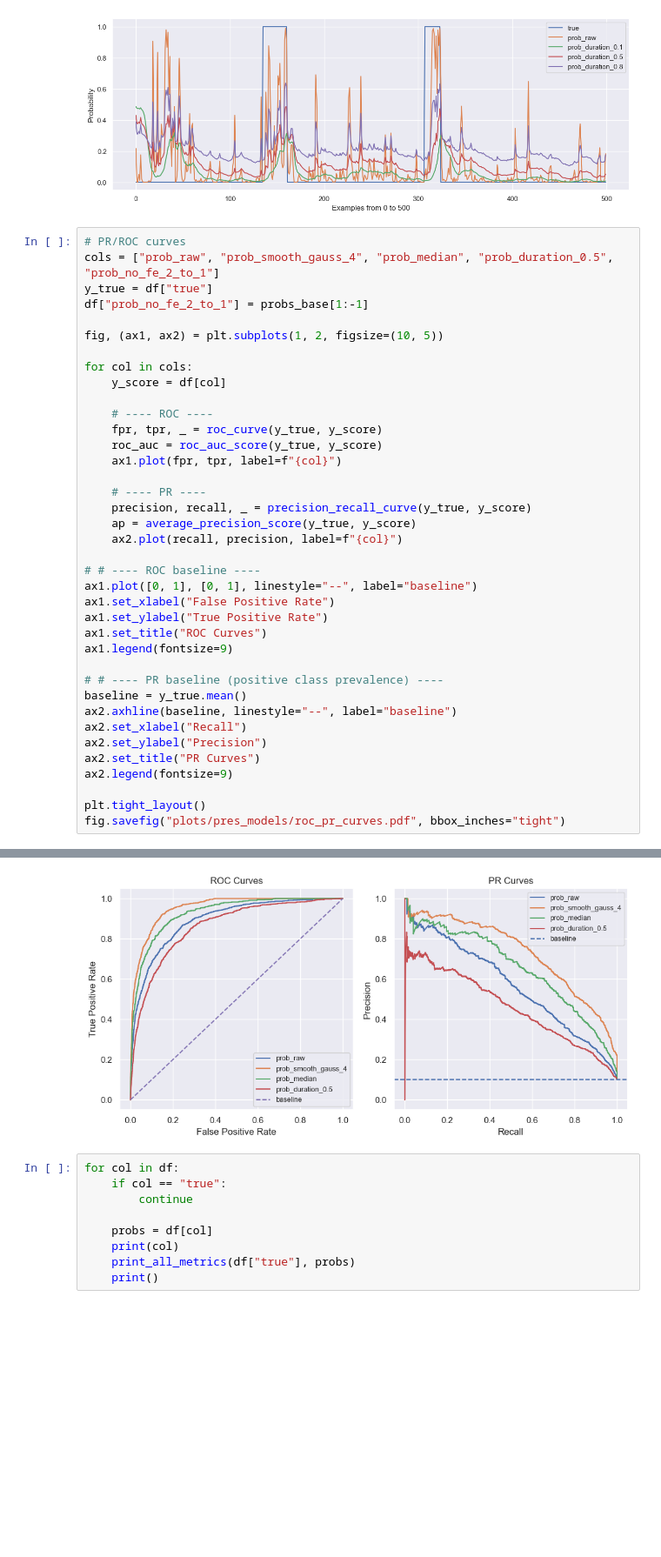
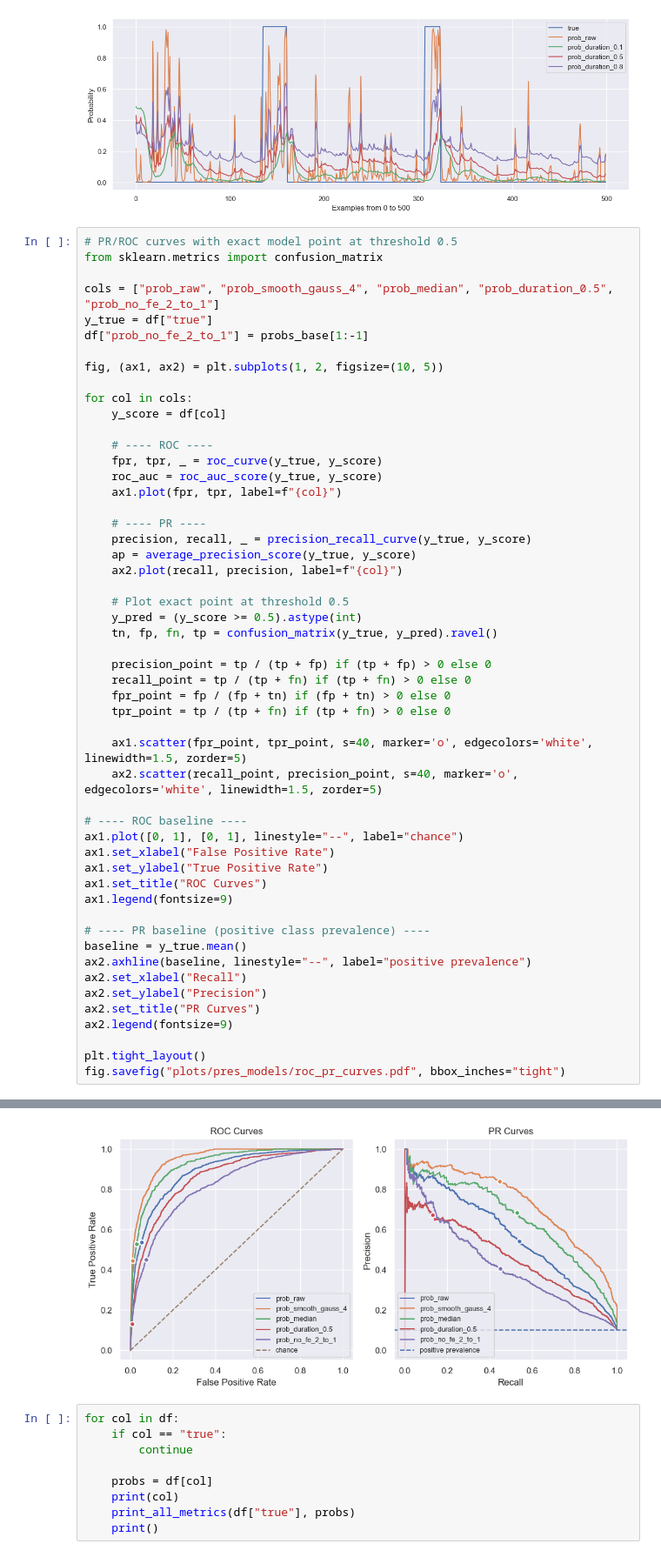
Before and after one commit to BshKatrin/RITAL-NLP-project, a Jupyter notebook: notebooks/pres_cls.ipynb, the cells around one changed output, grey strips where cells are left out. Shown at 87% size. Saved outputs shown, nothing was run; the diff lists cells and outputs as text; blank space fills up the shorter version.

```diff
--- a/notebooks/pres_cls.ipynb
+++ b/notebooks/pres_cls.ipynb
@@ -229,7 +229,9 @@ plt.ylabel("Probability")
 Text(0, 0.5, 'Probability')
 [figure]
 # %%
-# PR/ROC curves
+# PR/ROC curves with exact model point at threshold 0.5
+from sklearn.metrics import confusion_matrix
+
 cols = ["prob_raw", "prob_smooth_gauss_4", "prob_median", "prob_duration_0.5", "prob_no_fe_2_to_1"]
 y_true = df["true"]
 df["prob_no_fe_2_to_1"] = probs_base[1:-1]
@@ -249,16 +251,28 @@ for col in cols:
     ap = average_precision_score(y_true, y_score)
     ax2.plot(recall, precision, label=f"{col}")
 
-# # ---- ROC baseline ----
-ax1.plot([0, 1], [0, 1], linestyle="--", label="baseline")
+    # Plot exact point at threshold 0.5
+    y_pred = (y_score >= 0.5).astype(int)
+    tn, fp, fn, tp = confusion_matrix(y_true, y_pred).ravel()
+
+    precision_point = tp / (tp + fp) if (tp + fp) > 0 else 0
+    recall_point = tp / (tp + fn) if (tp + fn) > 0 else 0
+    fpr_point = fp / (fp + tn) if (fp + tn) > 0 else 0
+    tpr_point = tp / (tp + fn) if (tp + fn) > 0 else 0
+
+    ax1.scatter(fpr_point, tpr_point, s=40, marker='o', edgecolors='white', linewidth=1.5, zorder=5)
+    ax2.scatter(recall_point, precision_point, s=40, marker='o', edgecolors='white', linewidth=1.5, zorder=5)
+
+# ---- ROC baseline ----
+ax1.plot([0, 1], [0, 1], linestyle="--", label="chance")
 ax1.set_xlabel("False Positive Rate")
 ax1.set_ylabel("True Positive Rate")
 ax1.set_title("ROC Curves")
 ax1.legend(fontsize=9)
 
-# # ---- PR baseline (positive class prevalence) ----
+# ---- PR baseline (positive class prevalence) ----
 baseline = y_true.mean()
-ax2.axhline(baseline, linestyle="--", label="baseline")
+ax2.axhline(baseline, linestyle="--", label="positive prevalence")
 ax2.set_xlabel("Recall")
 ax2.set_ylabel("Precision")
 ax2.set_title("PR Curves")
@@ -274,4 +284,4 @@ prob_duration_0.5
-[figure, old version]
+[figure, new version]
 # %%
 for col in df:
     if col == "true":
```
Also changed, not shown: parts of 1 cell of this notebook.
